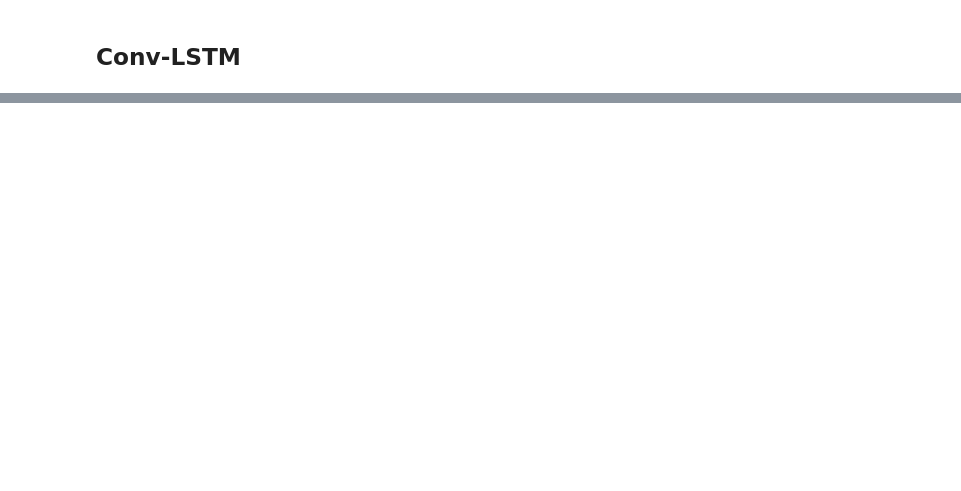
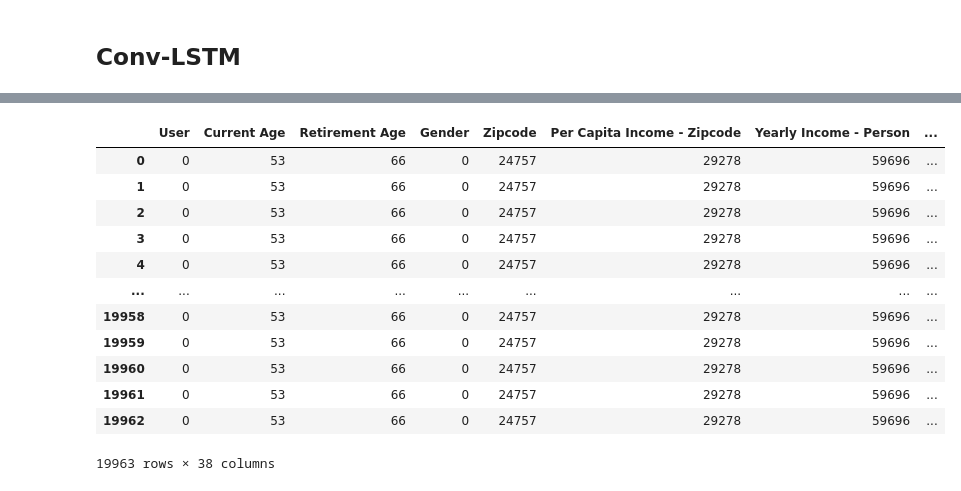
Before and after one commit to HossamElkordi/Credit-Card-Fraud-Detection, a Jupyter notebook: classification_models.ipynb, the cells around one changed output, grey strips where cells are left out. Cells and saved outputs as stored; diff of their text form; code cells hidden in the pictures; blank space fills up the shorter version.

```diff
--- a/classification_models.ipynb
+++ b/classification_models.ipynb
@@ -533,0 +594,16 @@ train_details = model.fit(
+# %%
+users[users['User'] == 0].merge(pd.merge(trans, cards.rename(columns={'CARD INDEX': 'Card'}), on=['User', 'Card']), on='User')
+# %% [output]
+|  | User | Current Age | Retirement Age | Gender | Zipcode | Per Capita Income - Zipcode | Yearly Income - Person | ... |
+| 0 | 0 | 53 | 66 | 0 | 24757 | 29278 | 59696 | ... |
+| 1 | 0 | 53 | 66 | 0 | 24757 | 29278 | 59696 | ... |
+| 2 | 0 | 53 | 66 | 0 | 24757 | 29278 | 59696 | ... |
+| 3 | 0 | 53 | 66 | 0 | 24757 | 29278 | 59696 | ... |
+| 4 | 0 | 53 | 66 | 0 | 24757 | 29278 | 59696 | ... |
+| ... | ... | ... | ... | ... | ... | ... | ... | ... |
+| 19958 | 0 | 53 | 66 | 0 | 24757 | 29278 | 59696 | ... |
+| 19959 | 0 | 53 | 66 | 0 | 24757 | 29278 | 59696 | ... |
+| 19960 | 0 | 53 | 66 | 0 | 24757 | 29278 | 59696 | ... |
+| 19961 | 0 | 53 | 66 | 0 | 24757 | 29278 | 59696 | ... |
+| 19962 | 0 | 53 | 66 | 0 | 24757 | 29278 | 59696 | ... |
+19963 rows × 38 columns
```
Also changed, not shown: parts of 15 cells of this notebook.
